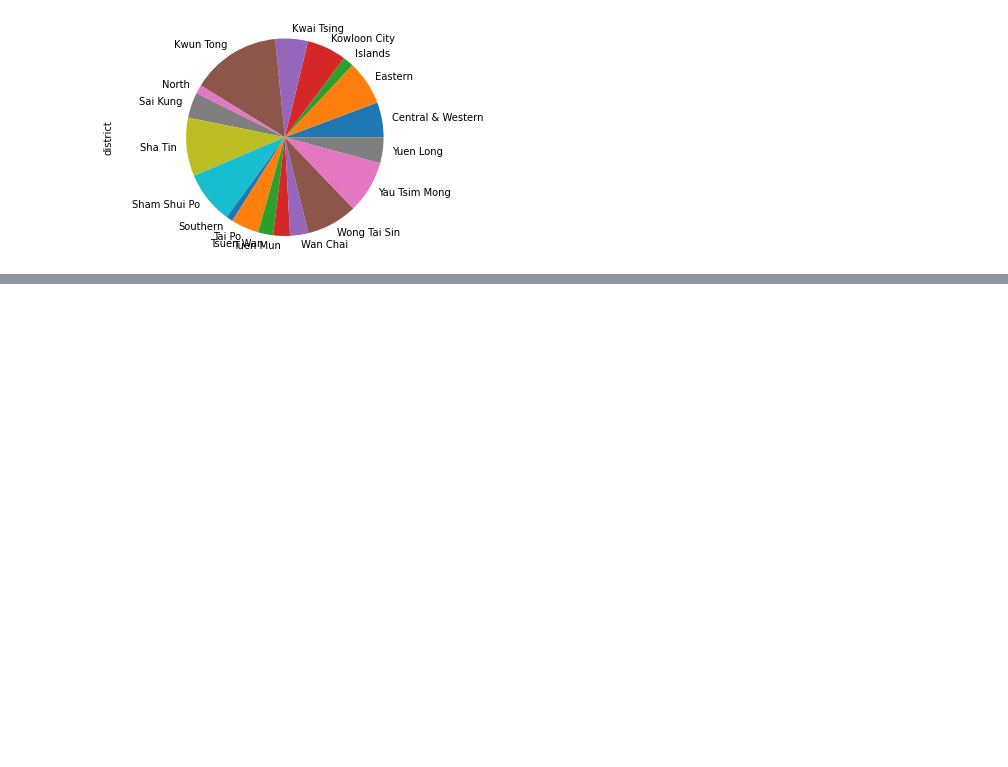
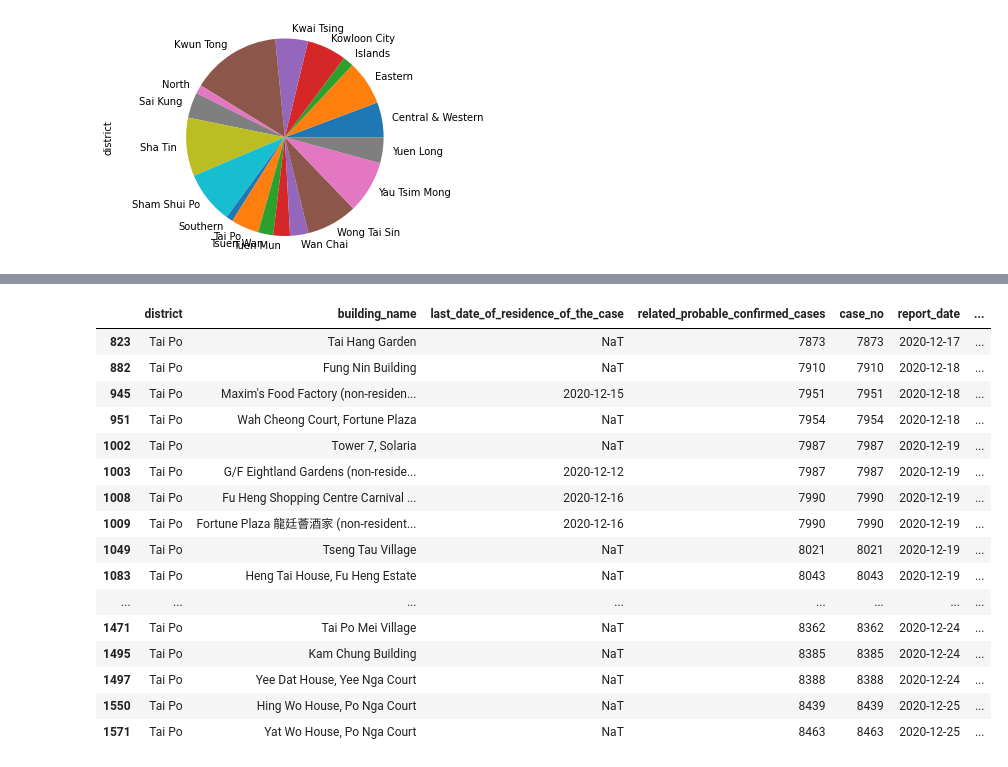
Before and after one commit to easonlai/covid19_hk_analysis, a Jupyter notebook: covid19-hk-analysis.ipynb, the cells around one changed output, grey strips where cells are left out. Saved outputs shown, nothing was run; the diff lists cells and outputs as text; code cells hidden in the pictures; blank space fills up the shorter version.

```diff
--- a/covid19-hk-analysis.ipynb
+++ b/covid19-hk-analysis.ipynb
@@ -558,0 +638,4 @@ plt.show()
+# %%
+# Chanage report_date column to datetime data type
+df5['report_date'] = pd.to_datetime(df5['report_date'], format='%d/%m/%Y')
+df5.info()
@@ -558,0 +660,5 @@ plt.show()
+# %%
+# Patch data to address case sensitive issue.
+df5['hk_nonhk_resident'] = df5['hk_nonhk_resident'].str.replace('HK resident','HK Resident')
+df5['hk_nonhk_resident'] = df5['hk_nonhk_resident'].str.replace('Non-HK resident','Non-HK Resident')
+df5.groupby(["hk_nonhk_resident"])["hk_nonhk_resident"].count()
@@ -558,0 +671,7 @@ plt.show()
+# %%
+# Join 2 table as combined view. df4a only have four columns district, building_name,
+# last_date_of_residence_of_the_case, related_probable_confirmed_cases, it does not have case details.
+# Case details information is under df5. Their common reference-able value is case number.
+df4a_df5_inner = pd.merge(left=df4a, right=df5, left_on='related_probable_confirmed_cases', right_on='case_no')
+df4a_df5_inner.shape
+df4a_df5_inner
@@ -558,0 +692,5 @@ plt.show()
+# %%
+# Filer district column and only showing 'Tai Po' district.
+tai_po = df4a_df5_inner[df4a_df5_inner['district']=='Tai Po']
+tai_po.shape
+tai_po
@@ -558,0 +711,26 @@ plt.show()
+# %%
+# As df4a is "Residential buildings in which probable/confirmed cases have resided in the past 14 days
+# or non-residential building with 2 or more probable/confirmed cases in the past 14 days (English)", that's mean
+# only contain past 14 days of data, not all from day 0. But df5 is "Details of probable/confirmed cases of
+# COVID-19 infection in Hong Kong (English)", it included all cases number details from day 0.
+# So, let's filter past 14 days of data and make new datafame.
+tai_po_14 = tai_po[tai_po.report_date > datetime.datetime.now() - pd.to_timedelta("14day")]
+tai_po_14
+# %% [output]
+|  | district | building_name | last_date_of_residence_of_the_case | related_probable_confirmed_cases | case_no | report_date | ... |
+| 823 | Tai Po | Tai Hang Garden | NaT | 7873 | 7873 | 2020-12-17 | ... |
+| 882 | Tai Po | Fung Nin Building | NaT | 7910 | 7910 | 2020-12-18 | ... |
+| 945 | Tai Po | Maxim's Food Factory (non-residen... | 2020-12-15 | 7951 | 7951 | 2020-12-18 | ... |
+| 951 | Tai Po | Wah Cheong Court, Fortune Plaza | NaT | 7954 | 7954 | 2020-12-18 | ... |
+| 1002 | Tai Po | Tower 7, Solaria | NaT | 7987 | 7987 | 2020-12-19 | ... |
+| 1003 | Tai Po | G/F Eightland Gardens (non-reside... | 2020-12-12 | 7987 | 7987 | 2020-12-19 | ... |
+| 1008 | Tai Po | Fu Heng Shopping Centre Carnival ... | 2020-12-16 | 7990 | 7990 | 2020-12-19 | ... |
+| 1009 | Tai Po | Fortune Plaza 龍廷薈酒家 (non-resident... | 2020-12-16 | 7990 | 7990 | 2020-12-19 | ... |
+| 1049 | Tai Po | Tseng Tau Village | NaT | 8021 | 8021 | 2020-12-19 | ... |
+| 1083 | Tai Po | Heng Tai House, Fu Heng Estate | NaT | 8043 | 8043 | 2020-12-19 | ... |
+| ... | ... | ... | ... | ... | ... | ... | ... |
+| 1471 | Tai Po | Tai Po Mei Village | NaT | 8362 | 8362 | 2020-12-24 | ... |
+| 1495 | Tai Po | Kam Chung Building | NaT | 8385 | 8385 | 2020-12-24 | ... |
+| 1497 | Tai Po | Yee Dat House, Yee Nga Court | NaT | 8388 | 8388 | 2020-12-24 | ... |
+| 1550 | Tai Po | Hing Wo House, Po Nga Court | NaT | 8439 | 8439 | 2020-12-25 | ... |
+| 1571 | Tai Po | Yat Wo House, Po Nga Court | NaT | 8463 | 8463 | 2020-12-25 | ... |
```
Also changed, not shown: parts of 22 cells of this notebook.
